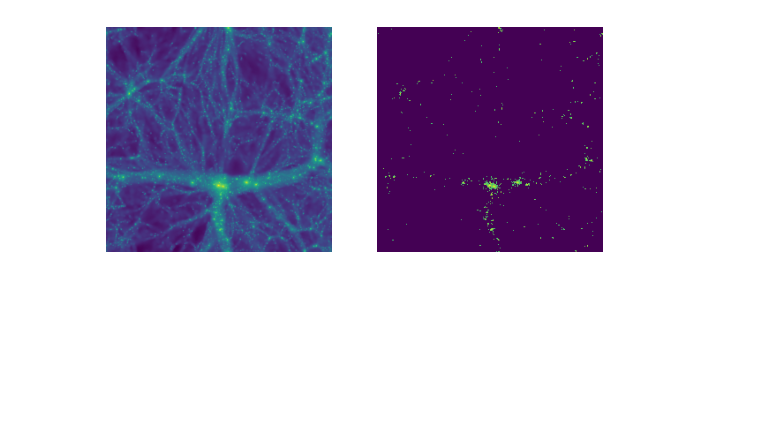
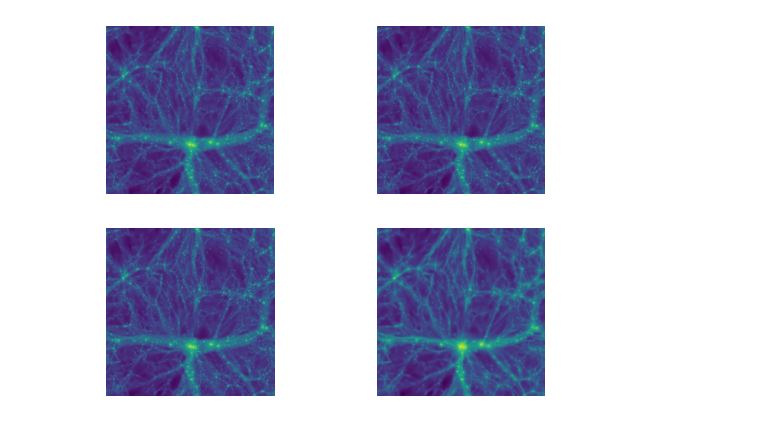
Before and after one commit to mingshauliu/DMLatent, a Jupyter notebook: flow/test.ipynb, the cells around one changed output. Drawn from its saved outputs; the diff is of its cells as text; code cells hidden in the pictures; blank space fills up the shorter version.

```diff
--- a/flow/test.ipynb
+++ b/flow/test.ipynb
@@ -3,15 +3,23 @@ import numpy as np
 import matplotlib.pyplot as plt
 # %%
 mass_maps = np.load('/n/netscratch/iaifi_lab/Lab/ccuestalazaro/DREAMS/Images/WDM/boxes/Maps_Mtot_IllustrisTNG_WDM_z=0.00.npy')
-baryon_maps = np.load('/n/netscratch/iaifi_lab/Lab/ccuestalazaro/DREAMS/Images/WDM/boxes/Maps_Mstar_IllustrisTNG_WDM_z=0.00.npy')
+gas_maps = np.load('/n/netscratch/iaifi_lab/Lab/ccuestalazaro/DREAMS/Images/WDM/boxes/Maps_Mgas_IllustrisTNG_WDM_z=0.00.npy')
+star_maps = np.load('/n/netscratch/iaifi_lab/Lab/ccuestalazaro/DREAMS/Images/WDM/boxes/Maps_Mstar_IllustrisTNG_WDM_z=0.00.npy')
+cdm_maps = np.load('/n/netscratch/iaifi_lab/Lab/ccuestalazaro/DREAMS/Images/WDM/boxes/Maps_Mcdm_IllustrisTNG_WDM_z=0.00.npy')
 # %%
 idx = 0
-plt.subplot(1,2,1)
+plt.subplot(2,2,1)
 plt.imshow(np.log1p(mass_maps[idx]))
 plt.axis('off')
-plt.subplot(1,2,2)
-plt.imshow(np.log1p(baryon_maps[idx]))
+plt.subplot(2,2,2)
+plt.imshow(np.log1p(mass_maps[idx]-gas_maps[idx]))
+plt.axis('off')
+plt.subplot(2,2,3)
+plt.imshow(np.log1p(mass_maps[idx]-gas_maps[idx]-star_maps[idx]))
+plt.axis('off')
+plt.subplot(2,2,4)
+plt.imshow(np.log1p(mass_maps[idx]-cdm_maps[idx]))
 plt.axis('off')
 plt.show()
 # %% [output]
-[figure, old version]
+[figure, new version]
```
Also changed, not shown: 9 other files.
